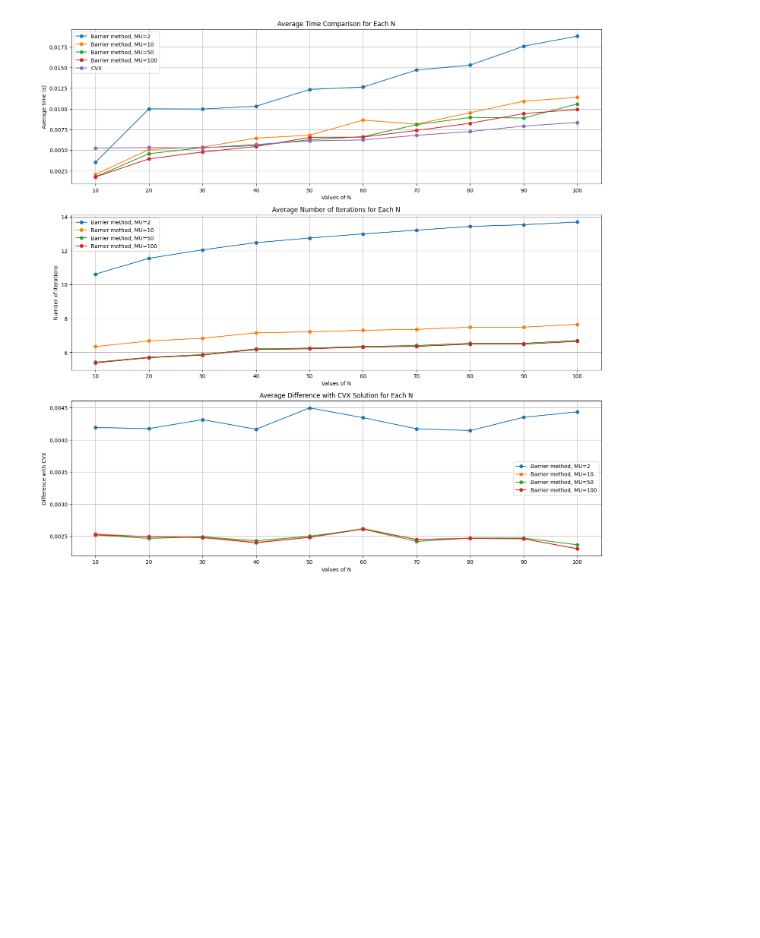
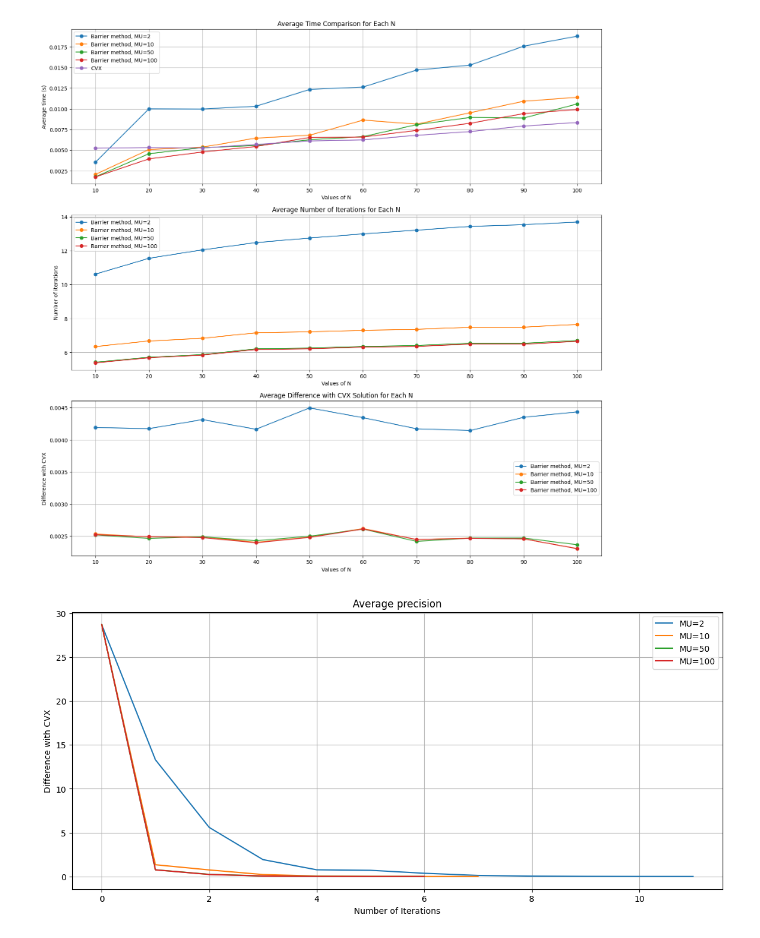
Before and after one commit to a13xbb/optimization-labs-mag, a Jupyter notebook: lab_4.ipynb, the cells around one changed output. Saved outputs shown, nothing was run; the diff lists cells and outputs as text; code cells hidden in the pictures; blank space fills up the shorter version.

Commit message:
all plots done

```diff
--- a/lab_4.ipynb
+++ b/lab_4.ipynb
@@ -311,7 +314,7 @@ def barrier_method(x_init, A, b, f_opt, mu, t0=1, eps=1e-2, max_inner_iters=50,
         # print(f'Barrier method iter {barrier_iters}')
         # Минимизируем барьерную функцию методом Ньютона
         x, f_val, err, iters = solve_newton(x, A, b, f_opt, t, max_iters=max_inner_iters)
-        history.append((t, f_val, err))
+        history.append(err)
         # print(err)
 
         if len(history) > 1 and err < eps:
@@ -475,3 +474,42 @@ axes[2].set_xticks(dimensions)
  <matplotlib.axis.XTick at 0x...>,
  <matplotlib.axis.XTick at 0x...>]
 [figure]
+# %%
+mu_list = [2, 10, 50, 100]
+
+A, b, x_true = generate_problem(n=10)
+cvx_x, cvx_opt = solve_problem(A, b)
+
+x_inits = generate_newton_starts(A, x_true, num_starts=100, alpha_max=1000, seed=rseed)
+histories = {}
+
+for mu in mu_list:
+    histories[mu] = list()
+    for x_init in x_inits:
+        x_star, min_value, eps, iters, history = barrier_method(x_init, A, b, cvx_opt, mu=mu, t0=1, return_history=True)
+        histories[mu].append(history)
+# %%
+mean_errs = {}
+
+for mu in mu_list:
+    cur_histories = histories[mu]
+    max_len = max([len(history) for history in cur_histories])
+    for i in range(len(cur_histories)):
+        while len(cur_histories[i]) < max_len:
+            cur_histories[i].append(cur_histories[i][-1])
+    cur_histories = np.array(cur_histories)
+    cur_mean_err = cur_histories.mean(axis=0)
+    mean_errs[mu] = cur_mean_err
+# %%
+plt.figure(figsize=(14, 6))
+
+for mu in mu_list:
+    plt.plot(range(len(mean_errs[mu])), mean_errs[mu], label=f'MU={mu}')
+
+plt.title('Average precision')
+plt.xlabel('Number of Iterations')
+plt.ylabel('Difference with CVX')
+plt.legend()
+plt.grid(True)
+# %% [output]
+[figure, added]
```
Also changed, not shown: parts of 2 cells of this notebook.
